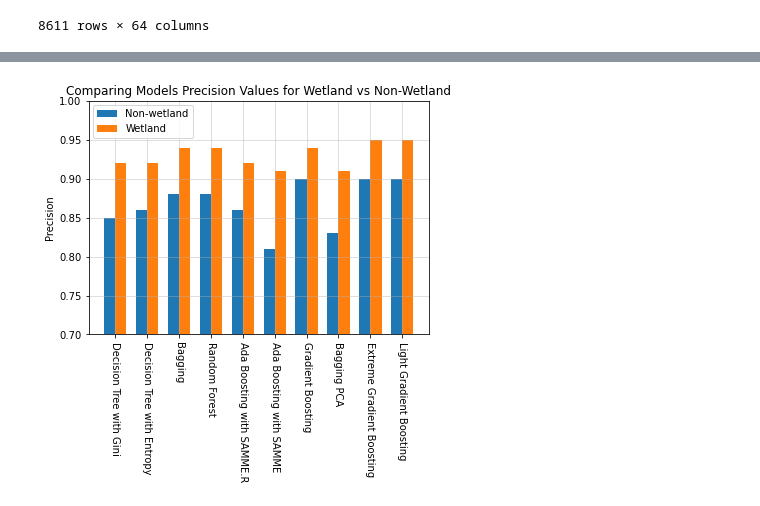
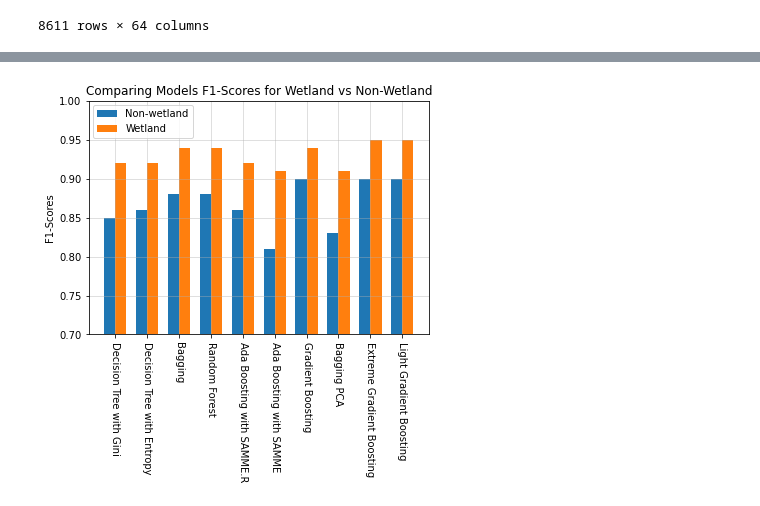
Before and after one commit to michael-suggs/earth-science-svsm, a Jupyter notebook: WetlandPrecisionRecallComparison.ipynb, the cells around one changed output, grey strips where cells are left out. Cells and saved outputs as stored; diff of their text form; code cells hidden in the pictures.

```diff
--- a/WetlandPrecisionRecallComparison.ipynb
+++ b/WetlandPrecisionRecallComparison.ipynb
@@ -78,27 +78,27 @@ plt.show()
-# %%
-labels = ['Decision Tree with Gini', 'Decision Tree with Entropy', 'Bagging', 'Random Forest', 'Ada Boosting with SAMME.R', 'Ada Boosting with SAMME', 'Gradient Boosting', 'Bagging PCA', 'Extreme Gradient Boosting', 'Light Gradient Boosting']
-nonwetlands = [.85, .86, .88, .88, .86, .81, .90, .83, .90, .90]
-wetlands = [.92, .92, .94, .94, .92, .91, .94, .91, .95, .95]
-
-x = np.arange(len(labels))
-width = 0.35
-
-fig, ax = plt.subplots()
-rects1 = ax.bar(x - width/2, nonwetlands, width, label='Non-wetland')
-rects2 = ax.bar(x + width/2, wetlands, width, label='Wetland')
-
-ax.set_ylabel('Precision')
-ax.set_title('Comparing Models Precision Values for Wetland vs Non-Wetland')
-ax.set_xticks(x)
-ax.set_xticklabels(labels)
-ax.legend(bbox_to_anchor=(.11,.91), loc="upper left",  bbox_transform=fig.transFigure)
-
-fig.tight_layout()
-
-ax.set_ylim([.70, 1])
-plt.setp(ax.xaxis.get_majorticklabels(), rotation=270)
-plt.grid(True, alpha=.5)
-
-plt.show()
-# %% [output]
-[figure, removed]
+# %%
+labels = ['Decision Tree with Gini', 'Decision Tree with Entropy', 'Bagging', 'Random Forest', 'Ada Boosting with SAMME.R', 'Ada Boosting with SAMME', 'Gradient Boosting', 'Bagging PCA', 'Extreme Gradient Boosting', 'Light Gradient Boosting']
+nonwetlands = [.8547, .8595, .8835, .8810, .8569, .8118, .8952, .8294, .8989, .90]
+wetlands = [.9198, .9232, .9366, .9368, .9238, .9069, .9430, .9121, .9455, .95]
+
+x = np.arange(len(labels))
+width = 0.35
+
+fig, ax = plt.subplots()
+rects1 = ax.bar(x - width/2, nonwetlands, width, label='Non-wetland')
+rects2 = ax.bar(x + width/2, wetlands, width, label='Wetland')
+
+ax.set_ylabel('F1-Scores')
+ax.set_title('Comparing Models F1-Scores for Wetland vs Non-Wetland')
+ax.set_xticks(x)
+ax.set_xticklabels(labels)
+ax.legend(bbox_to_anchor=(.11,.91), loc="upper left",  bbox_transform=fig.transFigure)
+
+fig.tight_layout()
+
+ax.set_ylim([.70, 1])
+plt.setp(ax.xaxis.get_majorticklabels(), rotation=270)
+plt.grid(True, alpha=.5)
+
+plt.show()
+# %% [output]
+[figure, added]
```
Also changed, not shown: parts of 2 cells of this notebook.
